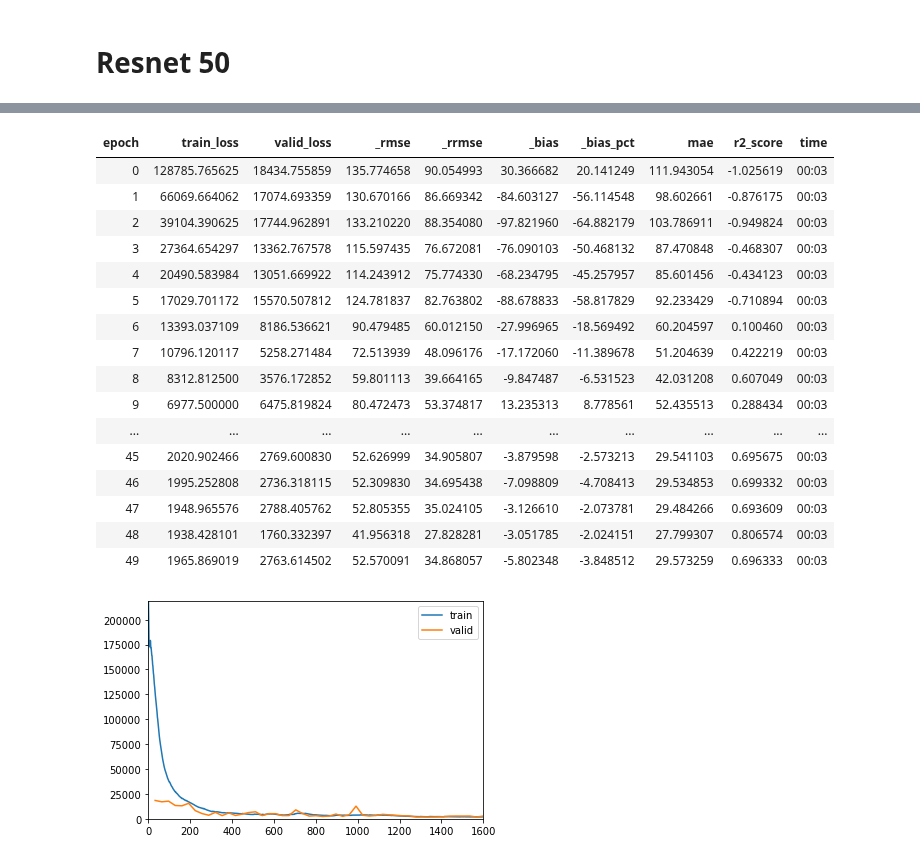
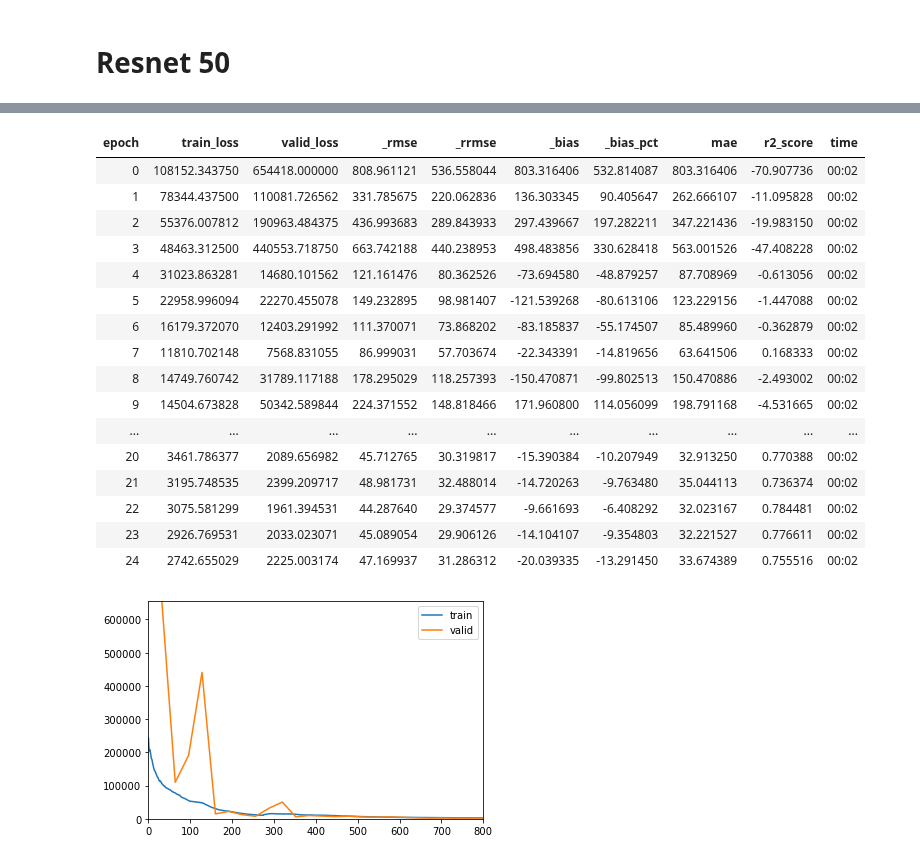
Before and after one commit to mayrajeo/enveco, a Jupyter notebook: examples/2D-CNNs.ipynb, the cells around one changed output, grey strips where cells are left out. Drawn from its saved outputs; the diff is of its cells as text; code cells hidden in the pictures.

```diff
--- a/examples/2D-CNNs.ipynb
+++ b/examples/2D-CNNs.ipynb
@@ -55,12 +55,13 @@ class VoxelTo2D(Transform):
     def decodes(self, o:TensorImage):
          return o[:,None]
 # %%
+target='v'
 dls = VoxelDataLoaders.from_df(df, path=basedir, folder='AV_las/',
                                bin_voxels=True,
                                bottom_voxels=False,
                                mask_plot=False,
                                y_block=RegressionBlock(),
-                               label_col='v', fn_col='sampleplotid', bs=32,
+                               label_col=target, fn_col='sampleplotid', bs=32,
                                batch_tfms=[DihedralItem, VoxelTo2D],
                                valid_col='is_val')
 # %%
@@ -163,11 +166,11 @@ plt.show()
 # %% [markdown]
 # Resnet 50
 # %%
-resnet = cnn_learner(dls, xse_resnext18, pretrained=False,
+resnet = cnn_learner(dls, vgg16_bn, pretrained=True,
                     #metrics=[accuracy_multi, f1_multi, pre_multi, rec_multi],
                     metrics=[rmse, rrmse, bias, bias_pct, mae, R2Score()],
                     #metrics = [accuracy, Precision(average='macro'), Recall(average='macro'), F1Score(average='macro')], loss_func=LabelSmoothingCrossEntropy(),
-                    y_range=(0, train_df['v'].max()*1.1), n_in=105,
+                    y_range=(0, train_df[target].max()*1.1), n_in=105,
                     path='.', model_dir='models')
 # %%
 resnet.summary()
@@ -200,24 +203,24 @@ SuggestedLRs(lr_min=0.33113112449646, lr_steep=0.0030199517495930195)
 # %%
-resnet.fit_one_cycle(50, lr_max=1e-2, cbs=ShowGraphCallback())
+resnet.fit_one_cycle(25, lr_max=1e-2, cbs=ShowGraphCallback())
 # %% [output]
 | epoch | train_loss | valid_loss | _rmse | _rrmse | _bias | _bias_pct | mae | r2_score | time |
-| 0 | 128785.765625 | 18434.755859 | 135.774658 | 90.054993 | 30.366682 | 20.141249 | 111.943054 | -1.025619 | 00:03 |
-| 1 | 66069.664062 | 17074.693359 | 130.670166 | 86.669342 | -84.603127 | -56.114548 | 98.602661 | -0.876175 | 00:03 |
-| 2 | 39104.390625 | 17744.962891 | 133.210220 | 88.354080 | -97.821960 | -64.882179 | 103.786911 | -0.949824 | 00:03 |
-| 3 | 27364.654297 | 13362.767578 | 115.597435 | 76.672081 | -76.090103 | -50.468132 | 87.470848 | -0.468307 | 00:03 |
-| 4 | 20490.583984 | 13051.669922 | 114.243912 | 75.774330 | -68.234795 | -45.257957 | 85.601456 | -0.434123 | 00:03 |
-| 5 | 17029.701172 | 15570.507812 | 124.781837 | 82.763802 | -88.678833 | -58.817829 | 92.233429 | -0.710894 | 00:03 |
-| 6 | 13393.037109 | 8186.536621 | 90.479485 | 60.012150 | -27.996965 | -18.569492 | 60.204597 | 0.100460 | 00:03 |
-| 7 | 10796.120117 | 5258.271484 | 72.513939 | 48.096176 | -17.172060 | -11.389678 | 51.204639 | 0.422219 | 00:03 |
-| 8 | 8312.812500 | 3576.172852 | 59.801113 | 39.664165 | -9.847487 | -6.531523 | 42.031208 | 0.607049 | 00:03 |
-| 9 | 6977.500000 | 6475.819824 | 80.472473 | 53.374817 | 13.235313 | 8.778561 | 52.435513 | 0.288434 | 00:03 |
+| 0 | 108152.343750 | 654418.000000 | 808.961121 | 536.558044 | 803.316406 | 532.814087 | 803.316406 | -70.907736 | 00:02 |
+| 1 | 78344.437500 | 110081.726562 | 331.785675 | 220.062836 | 136.303345 | 90.405647 | 262.666107 | -11.095828 | 00:02 |
+| 2 | 55376.007812 | 190963.484375 | 436.993683 | 289.843933 | 297.439667 | 197.282211 | 347.221436 | -19.983150 | 00:02 |
+| 3 | 48463.312500 | 440553.718750 | 663.742188 | 440.238953 | 498.483856 | 330.628418 | 563.001526 | -47.408228 | 00:02 |
+| 4 | 31023.863281 | 14680.101562 | 121.161476 | 80.362526 | -73.694580 | -48.879257 | 87.708969 | -0.613056 | 00:02 |
+| 5 | 22958.996094 | 22270.455078 | 149.232895 | 98.981407 | -121.539268 | -80.613106 | 123.229156 | -1.447088 | 00:02 |
+| 6 | 16179.372070 | 12403.291992 | 111.370071 | 73.868202 | -83.185837 | -55.174507 | 85.489960 | -0.362879 | 00:02 |
+| 7 | 11810.702148 | 7568.831055 | 86.999031 | 57.703674 | -22.343391 | -14.819656 | 63.641506 | 0.168333 | 00:02 |
+| 8 | 14749.760742 | 31789.117188 | 178.295029 | 118.257393 | -150.470871 | -99.802513 | 150.470886 | -2.493002 | 00:02 |
+| 9 | 14504.673828 | 50342.589844 | 224.371552 | 148.818466 | 171.960800 | 114.056099 | 198.791168 | -4.531665 | 00:02 |
 | ... | ... | ... | ... | ... | ... | ... | ... | ... | ... |
-| 45 | 2020.902466 | 2769.600830 | 52.626999 | 34.905807 | -3.879598 | -2.573213 | 29.541103 | 0.695675 | 00:03 |
-| 46 | 1995.252808 | 2736.318115 | 52.309830 | 34.695438 | -7.098809 | -4.708413 | 29.534853 | 0.699332 | 00:03 |
-| 47 | 1948.965576 | 2788.405762 | 52.805355 | 35.024105 | -3.126610 | -2.073781 | 29.484266 | 0.693609 | 00:03 |
-| 48 | 1938.428101 | 1760.332397 | 41.956318 | 27.828281 | -3.051785 | -2.024151 | 27.799307 | 0.806574 | 00:03 |
-| 49 | 1965.869019 | 2763.614502 | 52.570091 | 34.868057 | -5.802348 | -3.848512 | 29.573259 | 0.696333 | 00:03 |
+| 20 | 3461.786377 | 2089.656982 | 45.712765 | 30.319817 | -15.390384 | -10.207949 | 32.913250 | 0.770388 | 00:02 |
+| 21 | 3195.748535 | 2399.209717 | 48.981731 | 32.488014 | -14.720263 | -9.763480 | 35.044113 | 0.736374 | 00:02 |
+| 22 | 3075.581299 | 1961.394531 | 44.287640 | 29.374577 | -9.661693 | -6.408292 | 32.023167 | 0.784481 | 00:02 |
+| 23 | 2926.769531 | 2033.023071 | 45.089054 | 29.906126 | -14.104107 | -9.354803 | 32.221527 | 0.776611 | 00:02 |
+| 24 | 2742.655029 | 2225.003174 | 47.169937 | 31.286312 | -20.039335 | -13.291450 | 33.674389 | 0.755516 | 00:02 |
-[figure, old version]
+[figure, new version]
 # %%
 reg_interp = RegressionInterpretation.from_learner(resnet, ds_idx=1)
 # %% [output]
```
Also changed, not shown: parts of 11 cells of this notebook, 6 other files.
